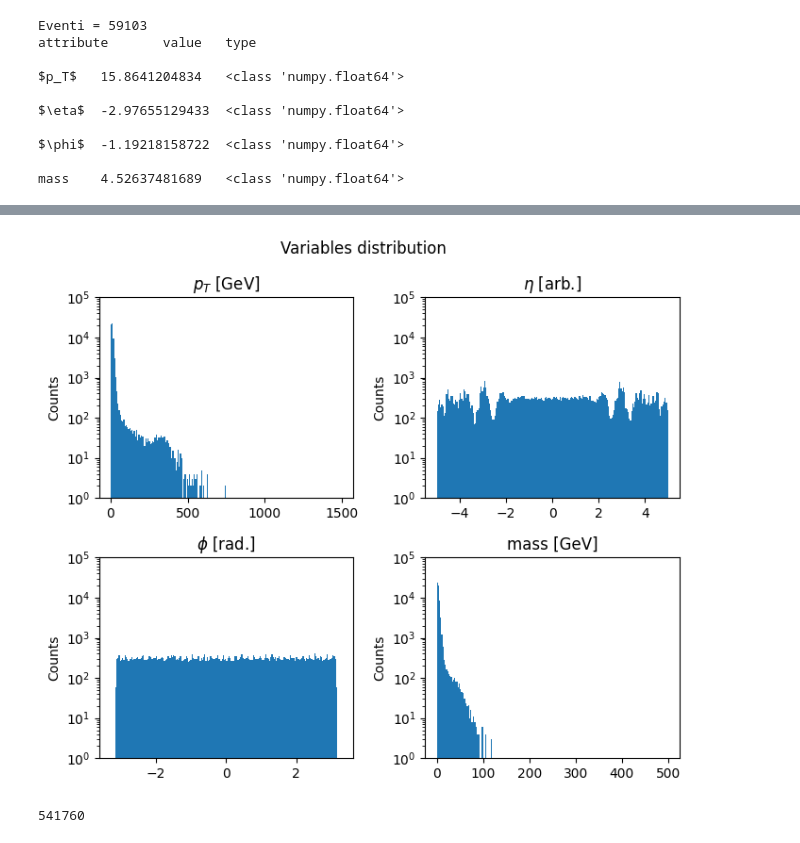
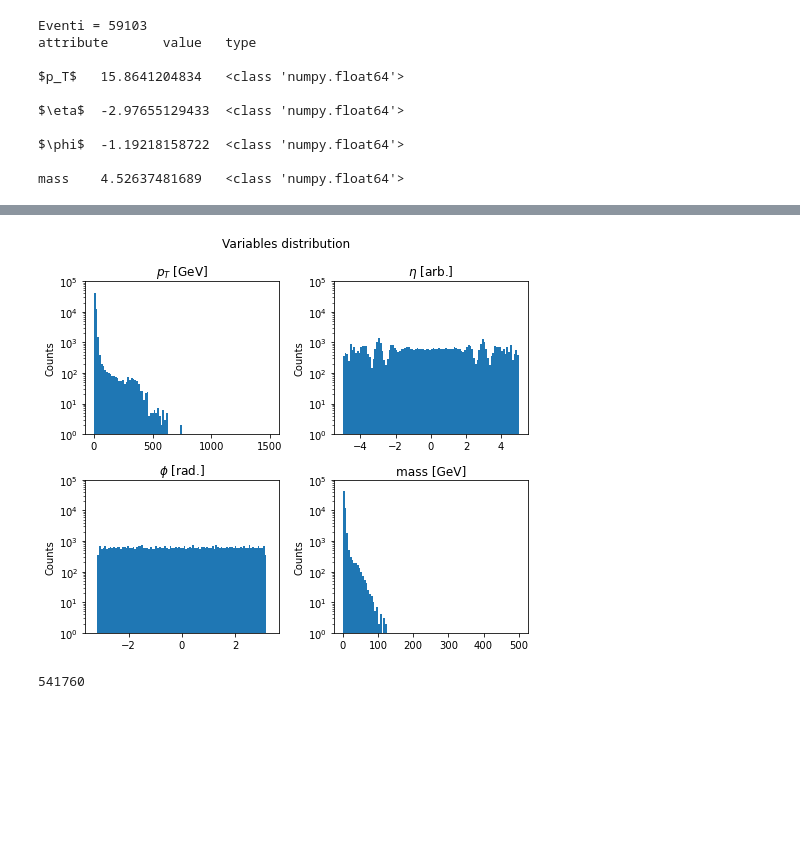
Before and after one commit to igordt/CMEPDA, a Jupyter notebook: Originale.ipynb, the cells around one changed output, grey strips where cells are left out. Cells and saved outputs as stored; diff of their text form; code cells hidden in the pictures; blank space fills up the shorter version.

```diff
--- a/Originale.ipynb
+++ b/Originale.ipynb
@@ -168,34 +168,35 @@ fig.savefig('figures/Variables_distribution_transformed.pdf',dpi=190)
 # %%
 fig,axs = plt.subplots(2, 2,figsize=(7,6))
 fig.suptitle("Variables distribution")
+n_bins = 100
 
-axs[0, 0].hist(x[:,0],bins=200, range=(0,1500))
+axs[0, 0].hist(x[:,0],bins=n_bins, range=(0,1500))
 axs[0, 0].set_title('Axis [0, 0]')
 axs[0, 0].set_title('{} [GeV]'.format(labels_map[0]))
 axs[0, 0].set_label("Counts")
 axs[0, 0].set_ylim(1,10e4)
 
-axs[0, 1].hist(x[:,1],bins=200, range=(-5,5))
+axs[0, 1].hist(x[:,1],bins=n_bins, range=(-5,5))
 axs[0, 1].set_title('{} [arb.]'.format(labels_map[1]))
 axs[0, 1].set_ylim(1,10e4)
 
-axs[1, 0].hist(x[:,2],bins=200, range=(-3.30,3.30))
+axs[1, 0].hist(x[:,2],bins=n_bins, range=(-3.30,3.30))
 axs[1, 0].set_title('{} [rad.]'.format(labels_map[2]))
 axs[1,0].sharey(axs[0,1])
 
-axs[1, 1].hist(x[:,3],bins=200, range=(0,500))
+axs[1, 1].hist(x[:,3],bins=n_bins, range=(0,500))
 axs[1, 1].set_title('{} [GeV]'.format(labels_map[3]))
 axs[1,1].sharey(axs[0,0])
 
 for ax in axs.flat:
     ax.set(ylabel='Counts',yscale='log')
 
 fig.tight_layout()
 
 plt.show()
 fig.savefig('figures/Variables_distribution.pdf',dpi=190)
 # %% [output]
-[figure, old version]
+[figure, new version]
 # %%
 num_iterations = 8
 num_features=4 #just for testing
```
Also changed, not shown: parts of 4 cells of this notebook, 4 other files.
